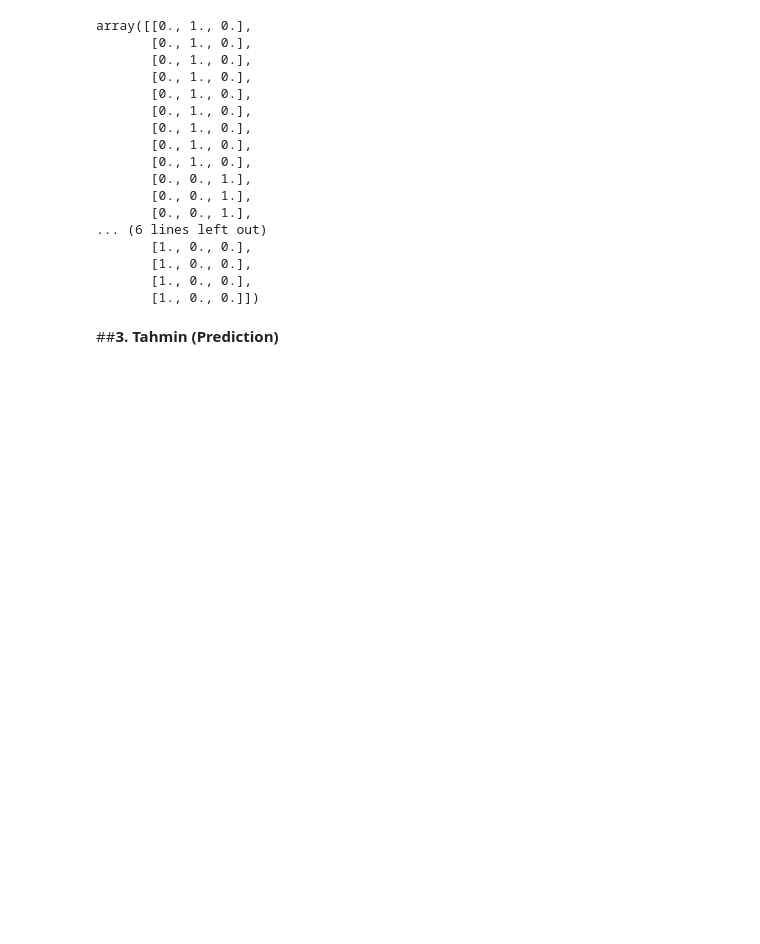
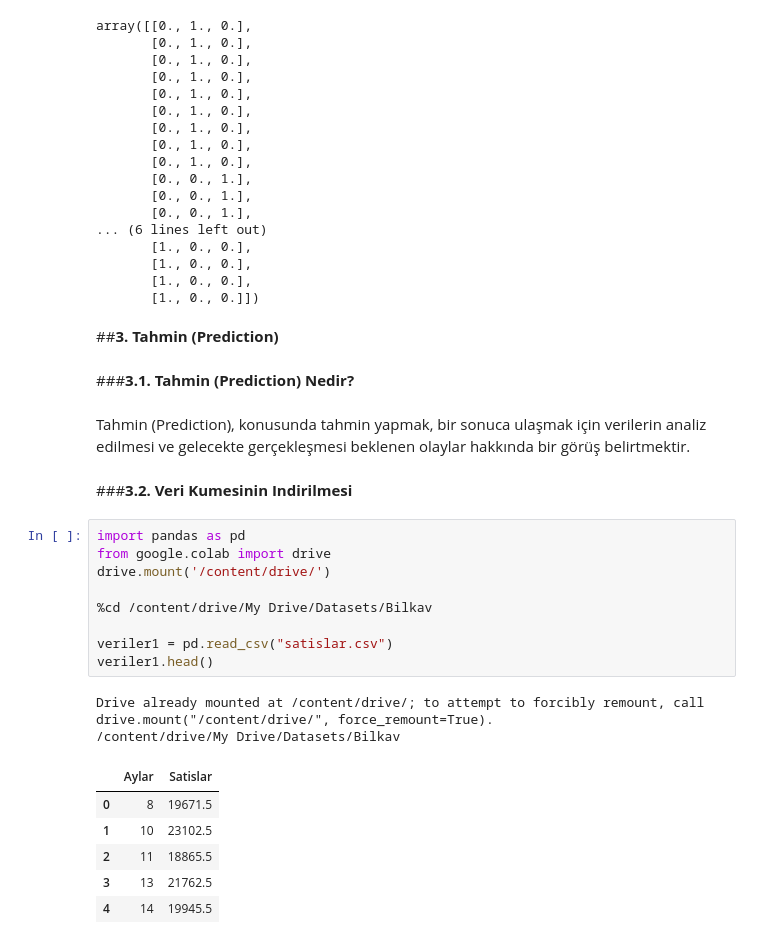
Before and after one commit to arifaygun/ML_Calisma_Notebooklari, a Jupyter notebook: Pythonla_Makine_Ogrenmesi.ipynb, the cells around one changed output. Cells and saved outputs as stored; diff of their text form; blank space fills up the shorter version.

```diff
--- a/Pythonla_Makine_Ogrenmesi.ipynb
+++ b/Pythonla_Makine_Ogrenmesi.ipynb
@@ -661,3 +661,27 @@ array([[0., 1., 0.],
        [1., 0., 0.]])
 # %% [markdown]
 ##**3. Tahmin (Prediction)**
+# %% [markdown]
+###**3.1. Tahmin (Prediction) Nedir?**
+# %% [markdown]
+Tahmin (Prediction), konusunda tahmin yapmak, bir sonuca ulaşmak için verilerin analiz edilmesi ve gelecekte gerçekleşmesi beklenen olaylar hakkında bir görüş belirtmektir.
+# %% [markdown]
+###**3.2. Veri Kumesinin Indirilmesi**
+# %%
+import pandas as pd
+from google.colab import drive
+drive.mount('/content/drive/')
+
+%cd /content/drive/My Drive/Datasets/Bilkav
+
+veriler1 = pd.read_csv("satislar.csv")
+veriler1.head()
+# %% [output]
+Drive already mounted at /content/drive/; to attempt to forcibly remount, call drive.mount("/content/drive/", force_remount=True).
+/content/drive/My Drive/Datasets/Bilkav
+|  | Aylar | Satislar |
+| 0 | 8 | 19671.5 |
+| 1 | 10 | 23102.5 |
+| 2 | 11 | 18865.5 |
+| 3 | 13 | 21762.5 |
+| 4 | 14 | 19945.5 |
```
Also changed, not shown: parts of 13 cells of this notebook.
